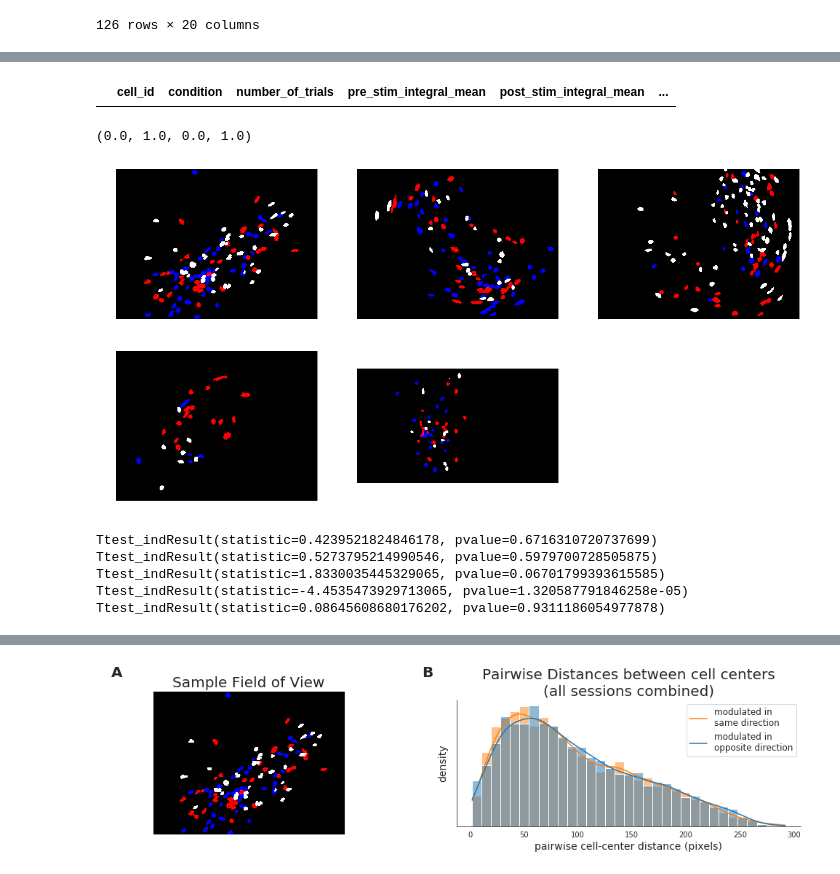
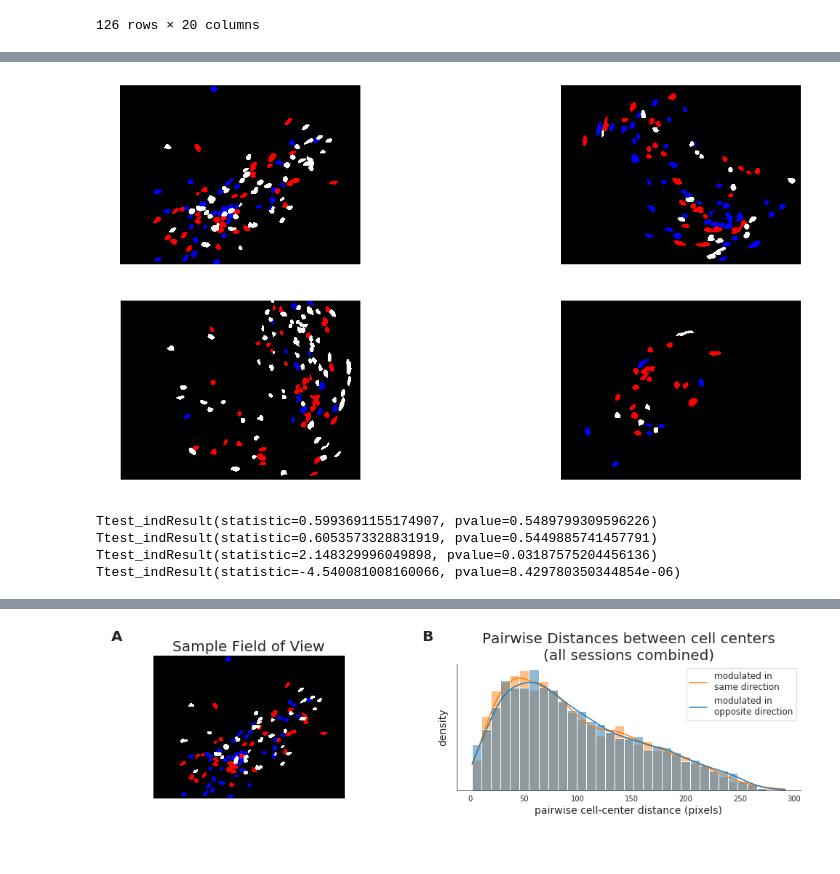
Before and after one commit to AllenInstitute/claustrum_imaging_manuscript, a Jupyter notebook: figure_4/figure_4.ipynb, the cells around one changed output, grey strips where cells are left out. Cells and saved outputs as stored; diff of their text form; code cells hidden in the pictures.

Commit message:
update response times to images instead of licks
Former-commit-id: 5cf9367201e9227f0a4145d40090154fbf78477c

```diff
--- a/figure_4/figure_4.ipynb
+++ b/figure_4/figure_4.ipynb
@@ -53,6 +53,7 @@ window_size=1.5 # number of seconds before/after each stimulus event over which
 significance_level = 0.05 # level at which to declare a response 'significant'
 # %%
 data_summary = tbdu.get_data_inventory()
+mice_table = tbdu.get_db_table('mice')
 data_summary.head()
 # %% [output]
 |  | id | basepath | behavior_stage | folder | genotype | good_behavior | good_for_analysis | ... |
@@ -61,6 +62,10 @@ data_summary.head()
 | 2 | 2 | //olsenlab1/data/endoscope_imaging | static_grating | 2018.03.13_M332849_DoC_day4 | Gnb4-IRES2-CreERT2/wt;Camk2a-tTA/... | yes | yes | ... |
 | 3 | 3 | //olsenlab1/data/endoscope_imaging | natural_images | 2018.03.30_M332849_DoC_day9 | Gnb4-IRES2-CreERT2/wt;Camk2a-tTA/... | yes | yes | ... |
 | 4 | 4 | //olsenlab1/data/endoscope_imaging | natural_images | 2018.04.3_M332849_DoC_day11 | Gnb4-IRES2-CreERT2/wt;Camk2a-tTA/... | no | no | ... |
+# %%
+def get_gender(mouse_id):
+    mouse_info = vbu.query_labtracks(mouse_id)
+    return mouse_info['sex']
 # %%
 last_sessions = pd.DataFrame(data_summary.query('good_for_analysis == "yes"').groupby('mouse_id')['recording_date'].max()).reset_index() # last session for every mouse
 sessions_to_analyze = last_sessions.merge(
@@ -68,6 +73,9 @@ sessions_to_analyze = last_sessions.merge(
     left_on=['mouse_id','recording_date'],
     right_on=['mouse_id','recording_date'],
 )
+sessions_to_analyze['sex'] = sessions_to_analyze['mouse_id'].map(lambda mid:get_gender(mid.lstrip('M')))
+sessions_to_analyze = sessions_to_analyze.merge(mice_table[['mouse_id','anterior_or_posterior', 'AP_coord', 'ML_coord', 'DV_coord']],on='mouse_id')
+sessions_to_analyze = sessions_to_analyze.query('anterior_or_posterior == "anterior"')
 sessions_to_analyze
 # %% [output]
 |  | mouse_id | recording_date | id | basepath | behavior_stage | folder | genotype | good_behavior | ... |
@@ -149,26 +152,38 @@ for ii,foldername in enumerate(foldernames):
     licks['nearest_reward']=licks['time'].map(lambda x:helper_functions.nearest_reward(x,rewards))
 
     vs = data[foldername]['core_data']['visual_stimuli']
+    # rebase time on sync (not sure why this isn't happening by default!)
+    vs['time'] = data[foldername]['sync_data']['behavior_vsync'][vs['frame'].values]
     vs['nearest_lick'] = vs['time'].map(lambda x:helper_functions.nearest_lick(x,licks))
     vs['change'] = vs['image_name'] != vs['image_name'].shift()
     vs['nearest_F_frame'] = vs['frame'].map(lambda x:helper_functions.get_F_frame(int(x),data[foldername]['sync_data']))
 
-    event_dict['hit_events'] = licks[
+    hit_licks = licks[
         (licks['nearest_reward']<0.1)
         &(licks['time_since_last_lick']>2.25)
         &(~np.isnan(licks['nearest_F_frame']))
-    ]['nearest_F_frame']
+    ]
 
-    event_dict['fa_events'] = licks[
+    event_dict['hit_events'] = []
+    for idx,row in hit_licks.iterrows():
+        lick_time = row['time']
+        event_dict['hit_events'].append(vs.query('time < @lick_time')['nearest_F_frame'].iloc[-1])
+
+    fa_licks = licks[
         (licks['nearest_reward']>2)
         &(licks['time_since_last_lick']>2.25)
         &(~np.isnan(licks['nearest_F_frame']))
-    ]['nearest_F_frame']
+    ]
+
+    event_dict['fa_events'] = []
+    for idx,row in fa_licks.iterrows():
+        lick_time = row['time']
+        event_dict['fa_events'].append(vs.query('time < @lick_time')['nearest_F_frame'].iloc[-1])
 
     event_dict['miss_events'] = trials.query('response_type == "MISS"')['change_frame'].map(lambda x:helper_functions.get_F_frame(int(x),data[foldername]['sync_data']))
     event_dict['miss_events'] = event_dict['miss_events'][pd.notnull(event_dict['miss_events'])]
 
-    cr_events = vs.query('change == False and nearest_lick > 2')
+    cr_events = vs.query('change == False and nearest_lick > 2.25')
     event_dict['cr_events'] = cr_events.sample(min(100,len(cr_events)),random_state=0)['nearest_F_frame'] #get a random sample of correct rejections (non-change flashes without nearby licks)
     event_dict['cr_events'] = event_dict['cr_events'][pd.notnull(event_dict['cr_events'])]
 
@@ -179,8 +194,8 @@ for ii,foldername in enumerate(foldernames):
     session.responsiveness_data = helper_functions.get_responsiveness_data(session, window_size=window_size)
 
     data[foldername]['responsiveness_summary'] = helper_functions.build_responsiveness_summary(session)
+    session.responsiveness_summary = data[foldername]['responsiveness_summary']
     data[foldername]['responsiveness_summary']['foldername'] = foldername
-    session.responsiveness_summary = data[foldername]['responsiveness_summary']
     responsiveness_summary_all.append(data[foldername]['responsiveness_summary'])
 
     # build out datatframes containiing mean resonses for every cell and every event type
@@ -297,7 +245,3 @@ dir(session)
-# %%
-session.responsiveness_summary.query('cell_id == @cell_id and condition == "hit"')
-# %% [output]
-|  | cell_id | condition | number_of_trials | pre_stim_integral_mean | post_stim_integral_mean | ... |
 # %%
 def make_cell_map(session, ax=None):
     if ax is None:
@@ -336,15 +280,13 @@ def make_cell_map(session, ax=None):
 
     return all_cells_image
 # %%
-fig,ax=plt.subplots(2,3,figsize=(20,10))
+fig,ax=plt.subplots(2,2,figsize=(20,10))
 for ii, foldername in enumerate(foldernames):
     session = data[foldername]['session']
     all_cells_image = make_cell_map(session, ax.flatten()[ii])
     ax.flatten()[ii].axis('off')
-ax.flatten()[5].axis('off')
 # %% [output]
-(0.0, 1.0, 0.0, 1.0)
-[figure, old version]
+[figure, new version]
 # %%
 session = data[foldernames[3]]['session']
 # %%
@@ -414,8 +356,7 @@ for foldername in foldernames:
 
 distance_df = pd.concat(dfs)
 # %% [output]
-Ttest_indResult(statistic=0.4239521824846178, pvalue=0.6716310720737699)
-Ttest_indResult(statistic=0.5273795214990546, pvalue=0.5979700728505875)
-Ttest_indResult(statistic=1.8330035445329065, pvalue=0.06701799393615585)
-Ttest_indResult(statistic=-4.4535473929713065, pvalue=1.320587791846258e-05)
-Ttest_indResult(statistic=0.08645608680176202, pvalue=0.9311186054977878)
+Ttest_indResult(statistic=0.5993691155174907, pvalue=0.5489799309596226)
+Ttest_indResult(statistic=0.6053573328831919, pvalue=0.5449885741457791)
+Ttest_indResult(statistic=2.148329996049898, pvalue=0.03187575204456136)
+Ttest_indResult(statistic=-4.540081008160066, pvalue=8.429780350344854e-06)
```
Also changed, not shown: parts of 26 cells of this notebook, 21 other files.
